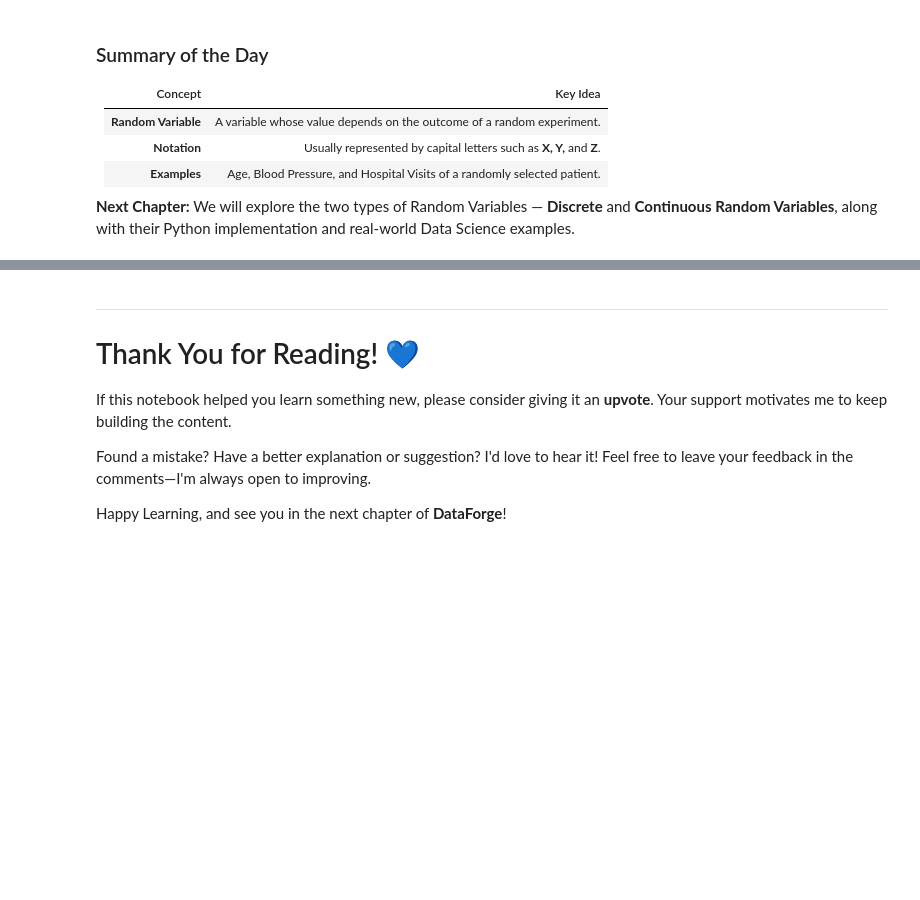
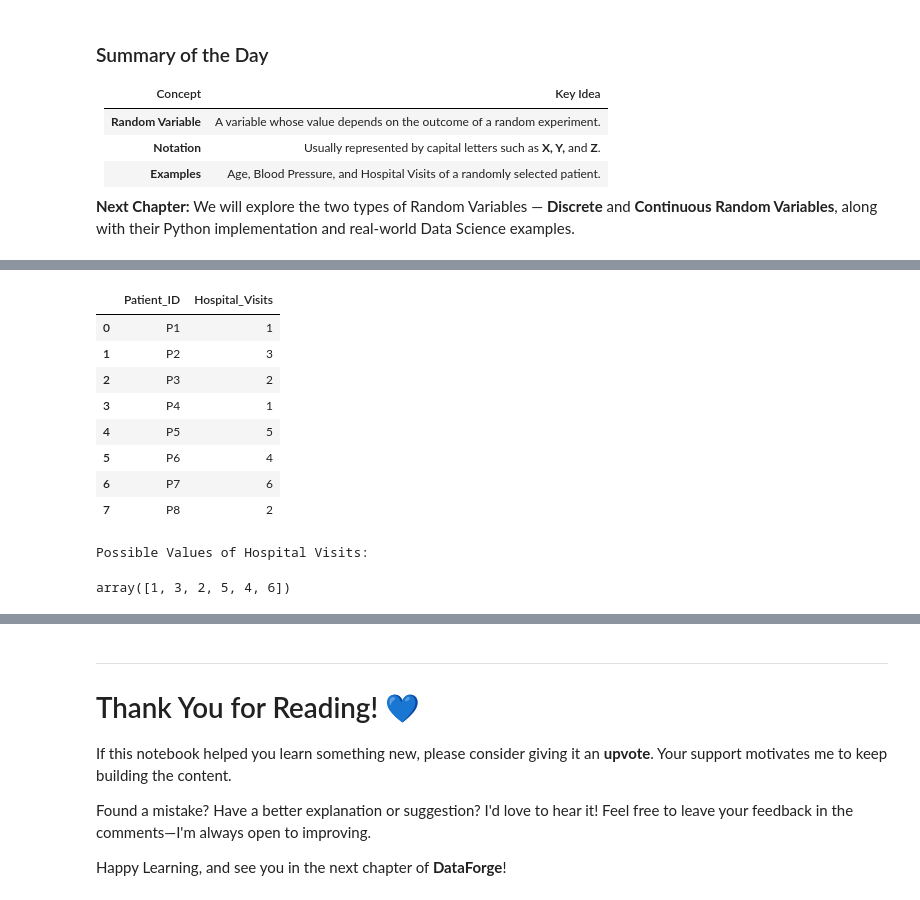
Before and after one commit to satyam2006-cmd/DataForge, a Jupyter notebook: statswithpy/statslearnings.ipynb, the cells around one changed output, grey strips where cells are left out. Saved outputs shown, nothing was run; the diff lists cells and outputs as text; code cells hidden in the pictures; blank space fills up the shorter version.

```diff
--- a/statswithpy/statslearnings.ipynb
+++ b/statswithpy/statslearnings.ipynb
@@ -1698,0 +1736,23 @@ Since these values are **not known before the experiment** and change with every
+# %%
+patients = pd.DataFrame({
+    "Patient_ID":["P1","P2","P3","P4","P5","P6","P7","P8"],
+    "Hospital_Visits":[1,3,2,1,5,4,6,2]
+})
+
+patients
+# %% [output]
+|  | Patient_ID | Hospital_Visits |
+| 0 | P1 | 1 |
+| 1 | P2 | 3 |
+| 2 | P3 | 2 |
+| 3 | P4 | 1 |
+| 4 | P5 | 5 |
+| 5 | P6 | 4 |
+| 6 | P7 | 6 |
+| 7 | P8 | 2 |
+# %%
+print("Possible Values of Hospital Visits:")
+patients["Hospital_Visits"].unique()
+# %% [output]
+Possible Values of Hospital Visits:
+array([1, 3, 2, 5, 4, 6])
```
Also changed, not shown: parts of 13 cells of this notebook.
